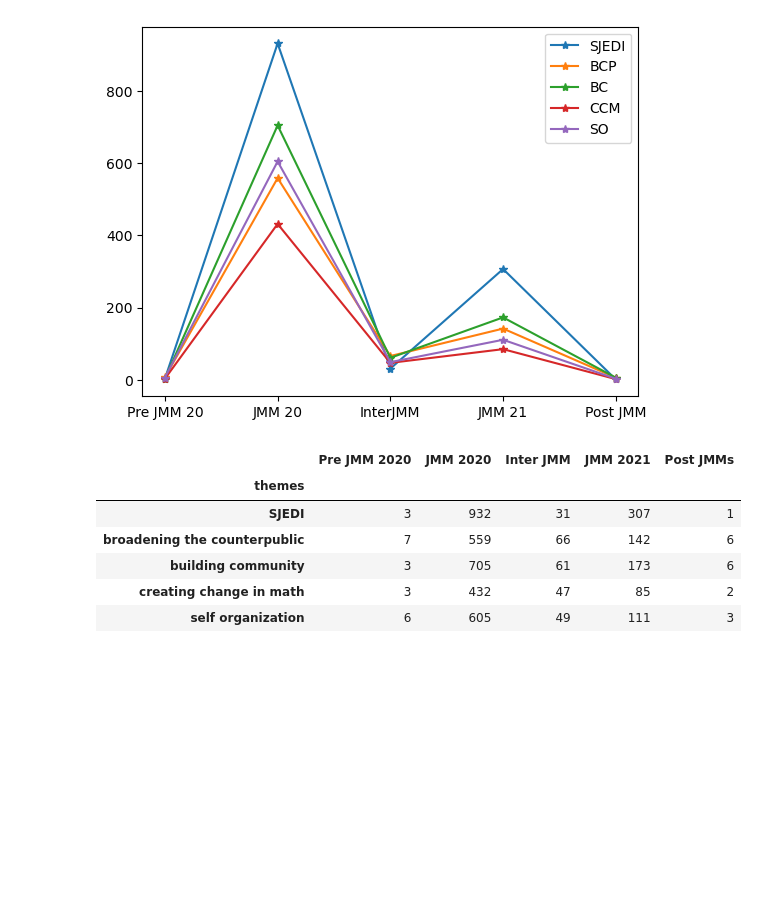
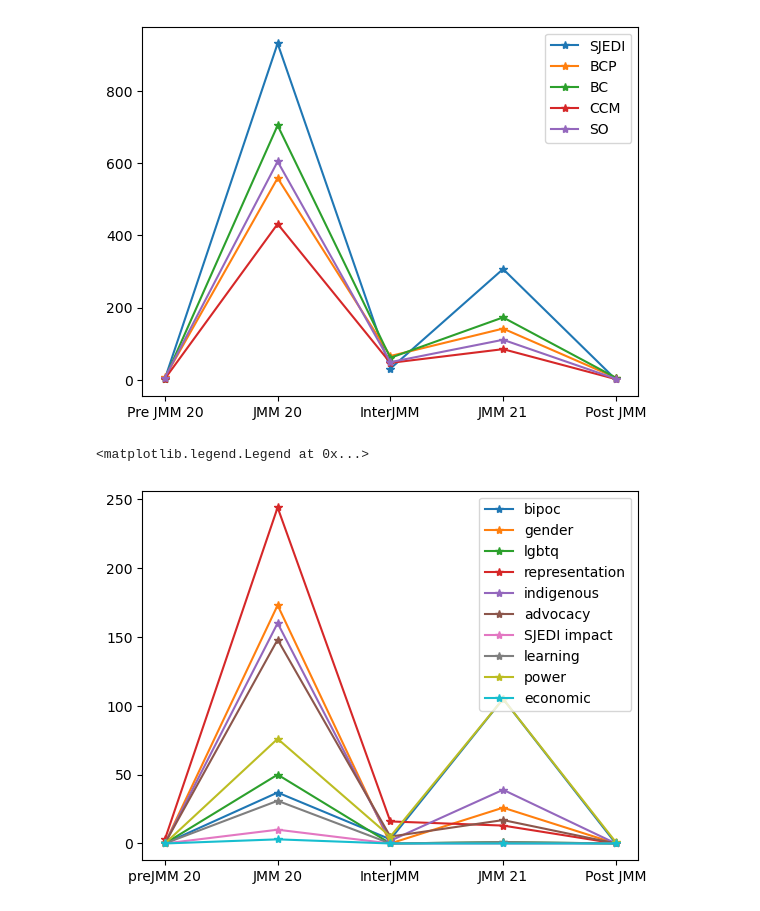
Before and after one commit to DAAAAMNSocialJustice/disruptjmm, a Jupyter notebook: themescodes/Code_Themes_Overtime_Vis.ipynb, the cells around one changed output. Cells and saved outputs as stored; diff of their text form; code cells hidden in the pictures; blank space fills up the shorter version.

```diff
--- a/themescodes/Code_Themes_Overtime_Vis.ipynb
+++ b/themescodes/Code_Themes_Overtime_Vis.ipynb
@@ -60,13 +67,17 @@ plt.legend(['SJEDI', 'BCP', 'BC', 'CCM', 'SO'])
 # %% [output]
 <matplotlib.legend.Legend at 0x...>
 [figure]
-# %%
-df_by_theme
-# %% [output]
-|  | Pre JMM 2020 | JMM 2020 | Inter JMM | JMM 2021 | Post JMMs |
-| themes |  |  |  |  |  |
-| SJEDI | 3 | 932 | 31 | 307 | 1 |
-| broadening the counterpublic | 7 | 559 | 66 | 142 | 6 |
-| building community | 3 | 705 | 61 | 173 | 6 |
-| creating change in math | 3 | 432 | 47 | 85 | 2 |
-| self organization | 6 | 605 | 49 | 111 | 3 |
+# %%
+df_SJEDI = df[df['themes'] == 'SJEDI']
+df_BCP = df[df['themes'] == 'broadening the counterpublic']
+df_BC = df[df['themes'] == 'building community']
+df_CCM = df[df['themes'] == 'creating change in math']
+df_SO = df[df['themes'] == 'self organization']
+# %%
+#Absolute SJEDI
+for i in range(df_SJEDI.shape[0]):
+    plt.plot(['preJMM 20', 'JMM 20', 'InterJMM', 'JMM 21', 'Post JMM'], df_SJEDI.iloc[i,1:-1], '*-', label=df_SJEDI.iloc[i,0])
+plt.legend()
+# %% [output]
+<matplotlib.legend.Legend at 0x...>
+[figure, added]
```
Also changed, not shown: parts of 8 cells of this notebook.
